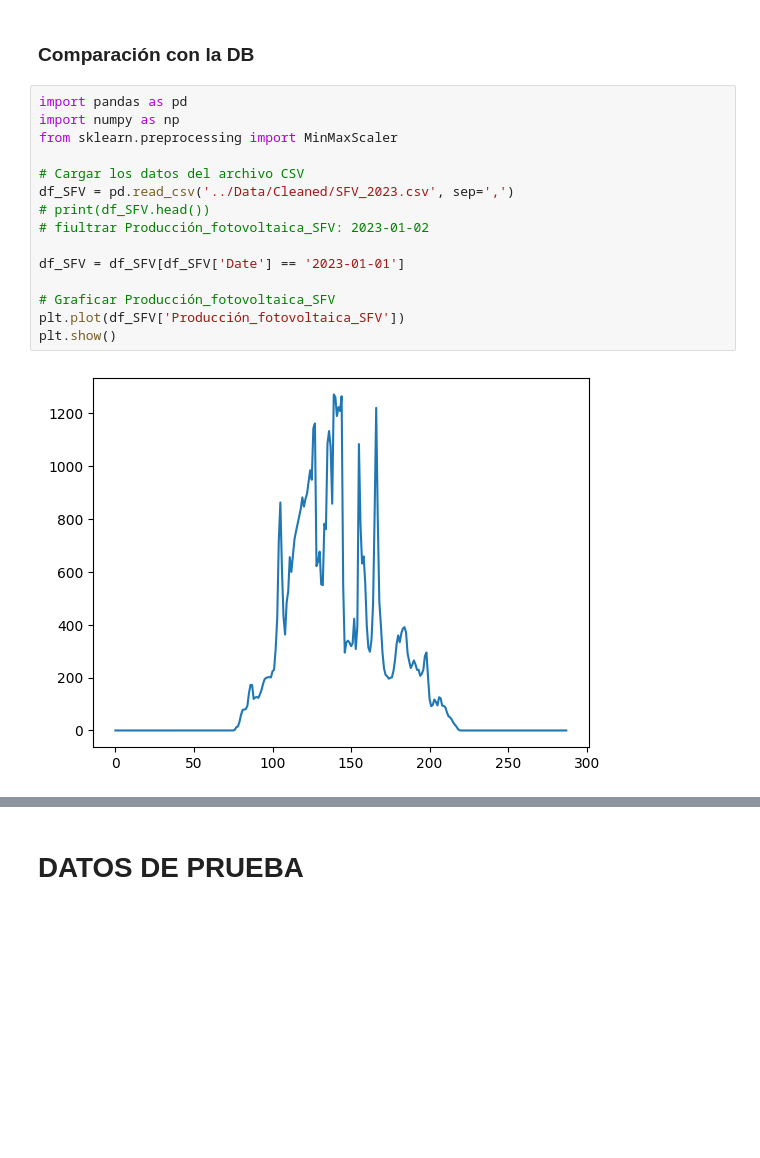
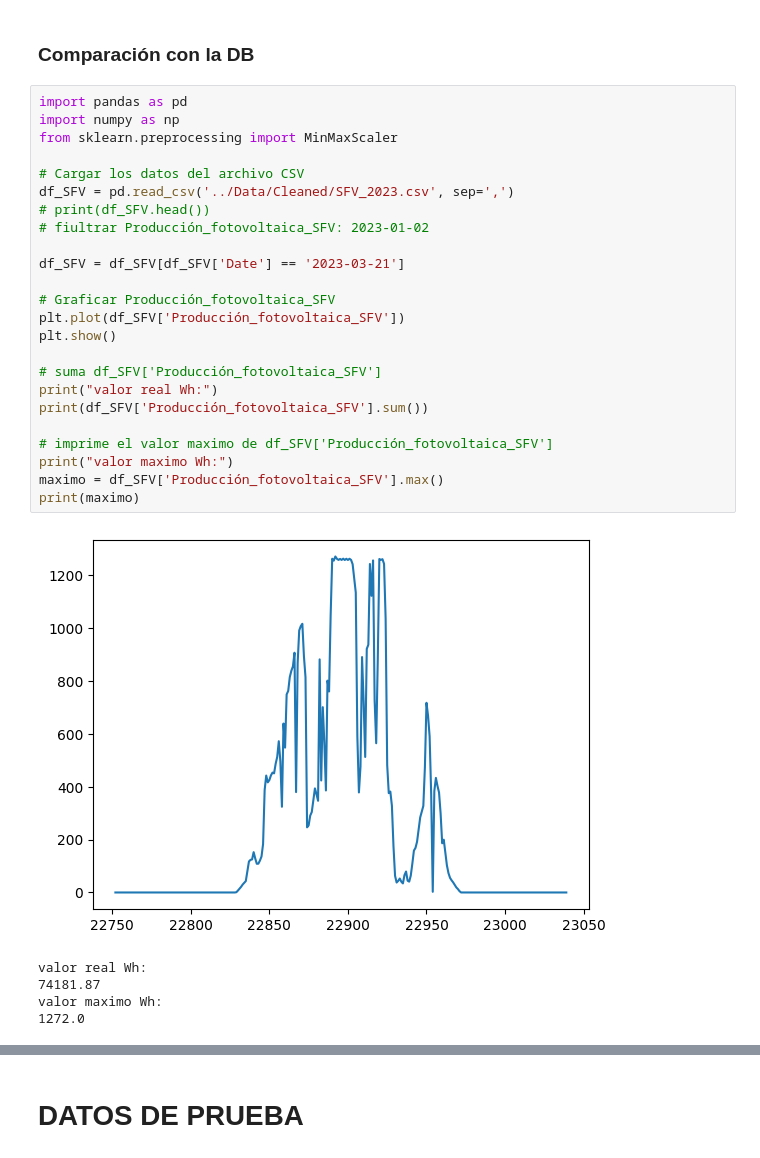
Before and after one commit to GustavoUNAL/Solar-1.233102--77.292833-, a Jupyter notebook: RNA/Input_Data_Analysis.ipynb, the cells around one changed output, grey strips where cells are left out. Saved outputs shown, nothing was run; the diff lists cells and outputs as text; blank space fills up the shorter version.

```diff
--- a/RNA/Input_Data_Analysis.ipynb
+++ b/RNA/Input_Data_Analysis.ipynb
@@ -103,17 +134,30 @@ Area bajo la curva de tensor_cargado_entrenamiento_SFV[0]: 55.39126556016596
 # %%
 import pandas as pd
 import numpy as np
 from sklearn.preprocessing import MinMaxScaler
 
 # Cargar los datos del archivo CSV
 df_SFV = pd.read_csv('../Data/Cleaned/SFV_2023.csv', sep=',')
 # print(df_SFV.head())
 # fiultrar Producción_fotovoltaica_SFV: 2023-01-02
 
-df_SFV = df_SFV[df_SFV['Date'] == '2023-01-01']
+df_SFV = df_SFV[df_SFV['Date'] == '2023-03-21']
 
 # Graficar Producción_fotovoltaica_SFV
 plt.plot(df_SFV['Producción_fotovoltaica_SFV'])
 plt.show()
+
+# suma df_SFV['Producción_fotovoltaica_SFV']
+print("valor real Wh:")
+print(df_SFV['Producción_fotovoltaica_SFV'].sum())
+
+# imprime el valor maximo de df_SFV['Producción_fotovoltaica_SFV']
+print("valor maximo Wh:")
+maximo = df_SFV['Producción_fotovoltaica_SFV'].max()
+print(maximo)
 # %% [output]
-[figure, old version]
+[figure, new version]
+valor real Wh:
+74181.87
+valor maximo Wh:
+1272.0
```
Also changed, not shown: parts of 13 cells of this notebook, 24 other files.
